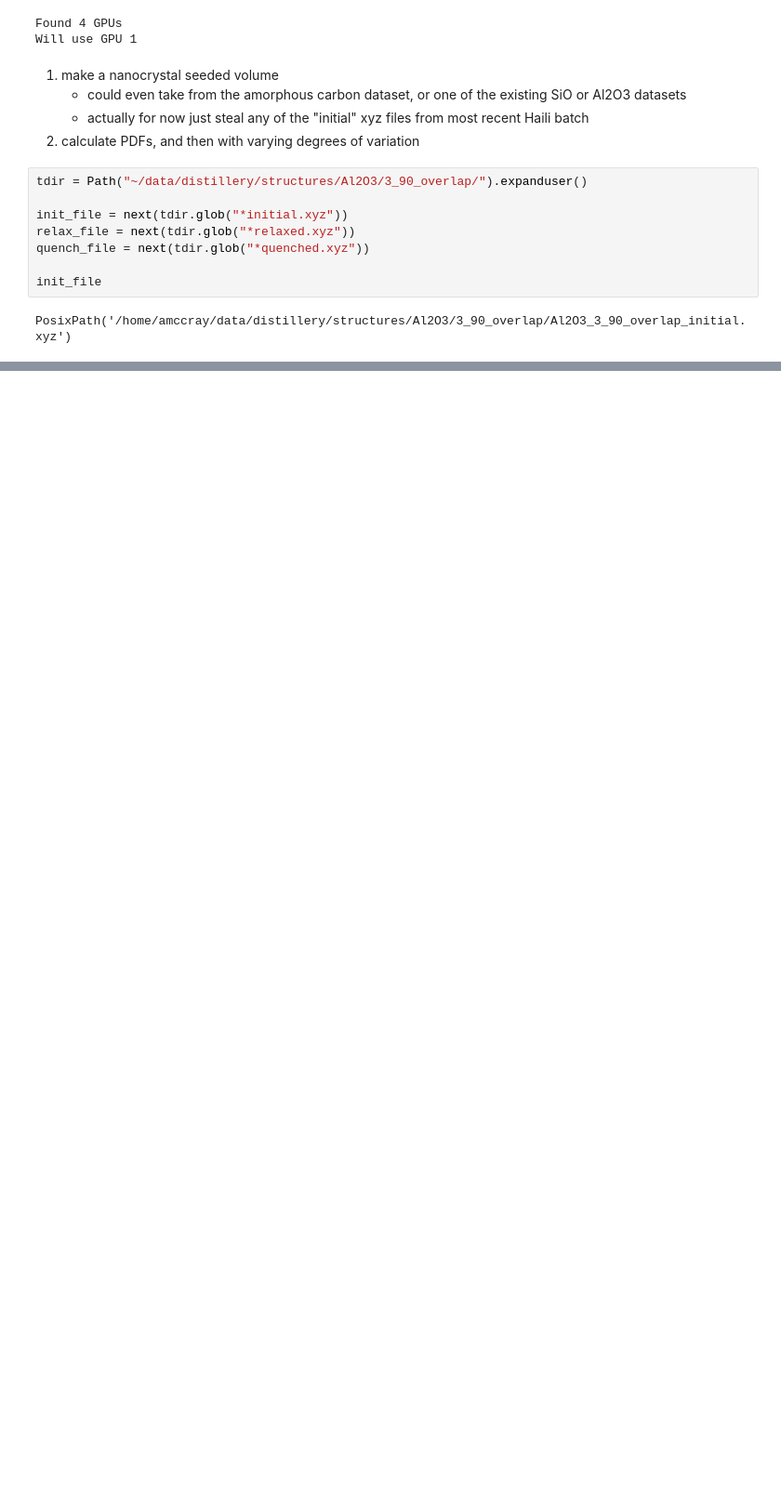
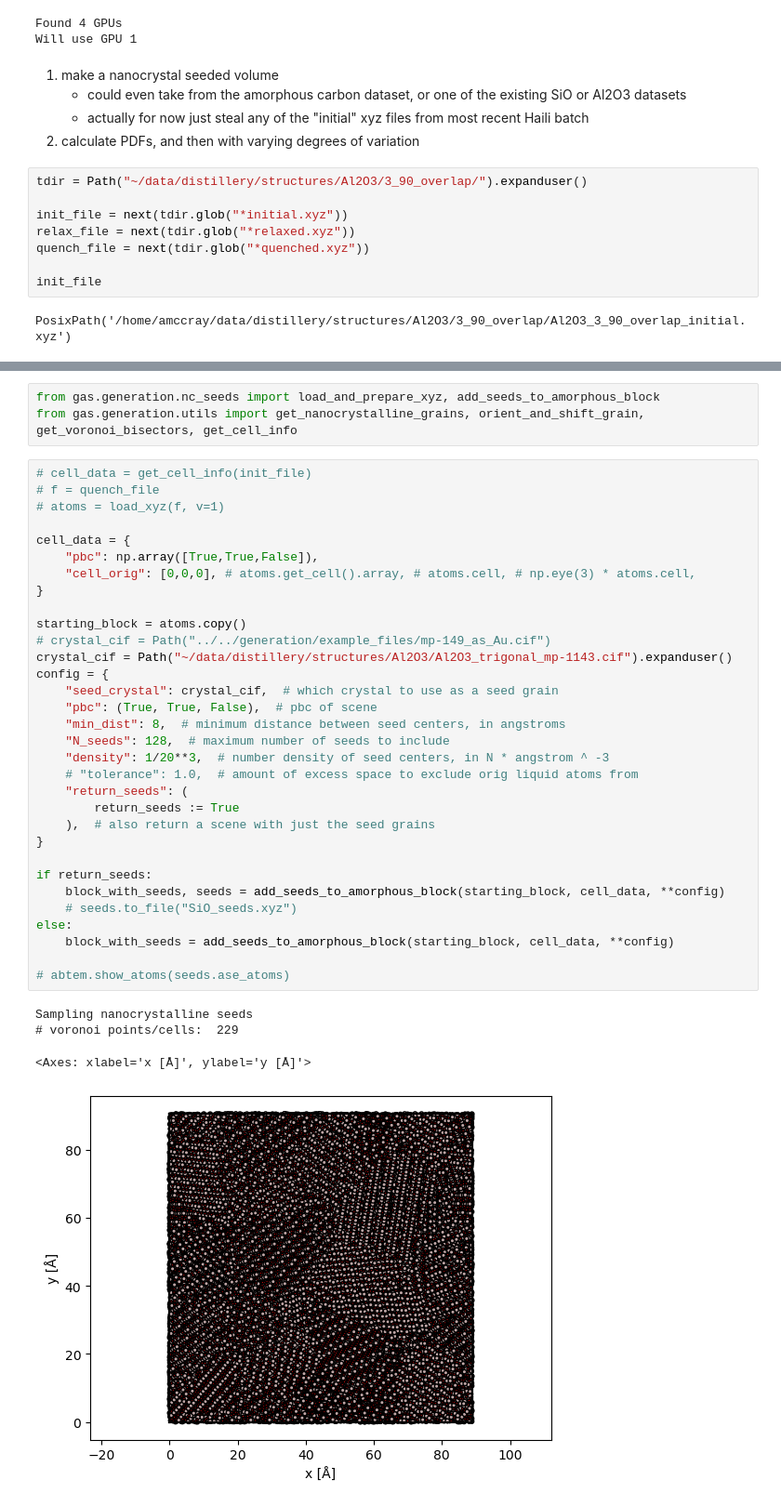
Before and after one commit to Art-MC/GAS, a Jupyter notebook: gas/PDFs/notebooks/gen_vars.ipynb, the cells around one changed output, grey strips where cells are left out. Shown at 93% size. Cells and saved outputs as stored; diff of their text form; blank space fills up the shorter version.

```diff
--- a/gas/PDFs/notebooks/gen_vars.ipynb
+++ b/gas/PDFs/notebooks/gen_vars.ipynb
@@ -165,0 +243,40 @@ plt.show()
+# %%
+from gas.generation.nc_seeds import load_and_prepare_xyz, add_seeds_to_amorphous_block
+from gas.generation.utils import get_nanocrystalline_grains, orient_and_shift_grain, get_voronoi_bisectors, get_cell_info
+# %%
+# cell_data = get_cell_info(init_file)
+# f = quench_file
+# atoms = load_xyz(f, v=1)
+
+cell_data = {
+    "pbc": np.array([True,True,False]),
+    "cell_orig": [0,0,0], # atoms.get_cell().array, # atoms.cell, # np.eye(3) * atoms.cell,
+}
+
+starting_block = atoms.copy()
+# crystal_cif = Path("../../generation/example_files/mp-149_as_Au.cif")
+crystal_cif = Path("~/data/distillery/structures/Al2O3/Al2O3_trigonal_mp-1143.cif").expanduser()
+config = {
+    "seed_crystal": crystal_cif,  # which crystal to use as a seed grain
+    "pbc": (True, True, False),  # pbc of scene
+    "min_dist": 8,  # minimum distance between seed centers, in angstroms
+    "N_seeds": 128,  # maximum number of seeds to include
+    "density": 1/20**3,  # number density of seed centers, in N * angstrom ^ -3
+    # "tolerance": 1.0,  # amount of excess space to exclude orig liquid atoms from
+    "return_seeds": (
+        return_seeds := True
+    ),  # also return a scene with just the seed grains
+}
+
+if return_seeds:
+    block_with_seeds, seeds = add_seeds_to_amorphous_block(starting_block, cell_data, **config)
+    # seeds.to_file("SiO_seeds.xyz")
+else:
+    block_with_seeds = add_seeds_to_amorphous_block(starting_block, cell_data, **config)
+
+# abtem.show_atoms(seeds.ase_atoms)
+# %% [output]
+Sampling nanocrystalline seeds
+# voronoi points/cells:  229
+<Axes: xlabel='x [Å]', ylabel='y [Å]'>
+[figure, added]
```
Also changed, not shown: parts of 23 cells of this notebook, 3 other files.
